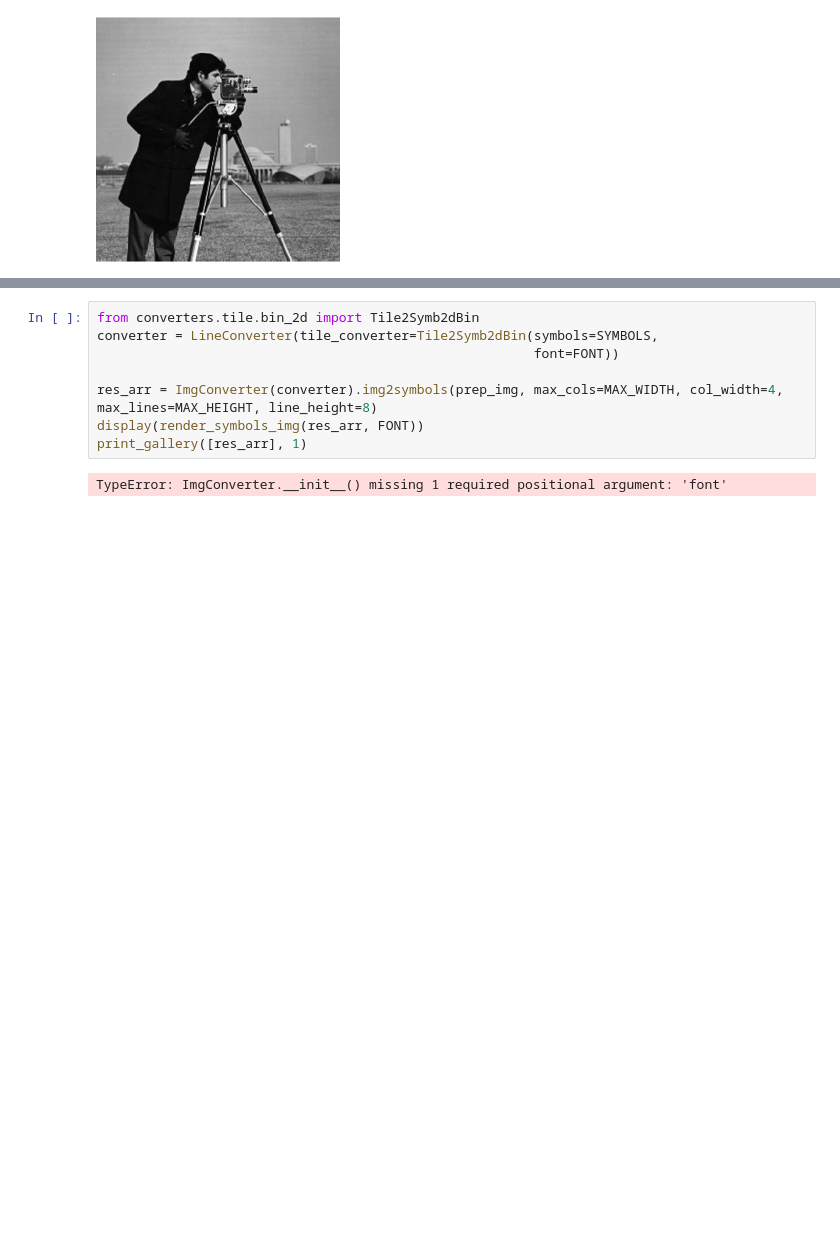
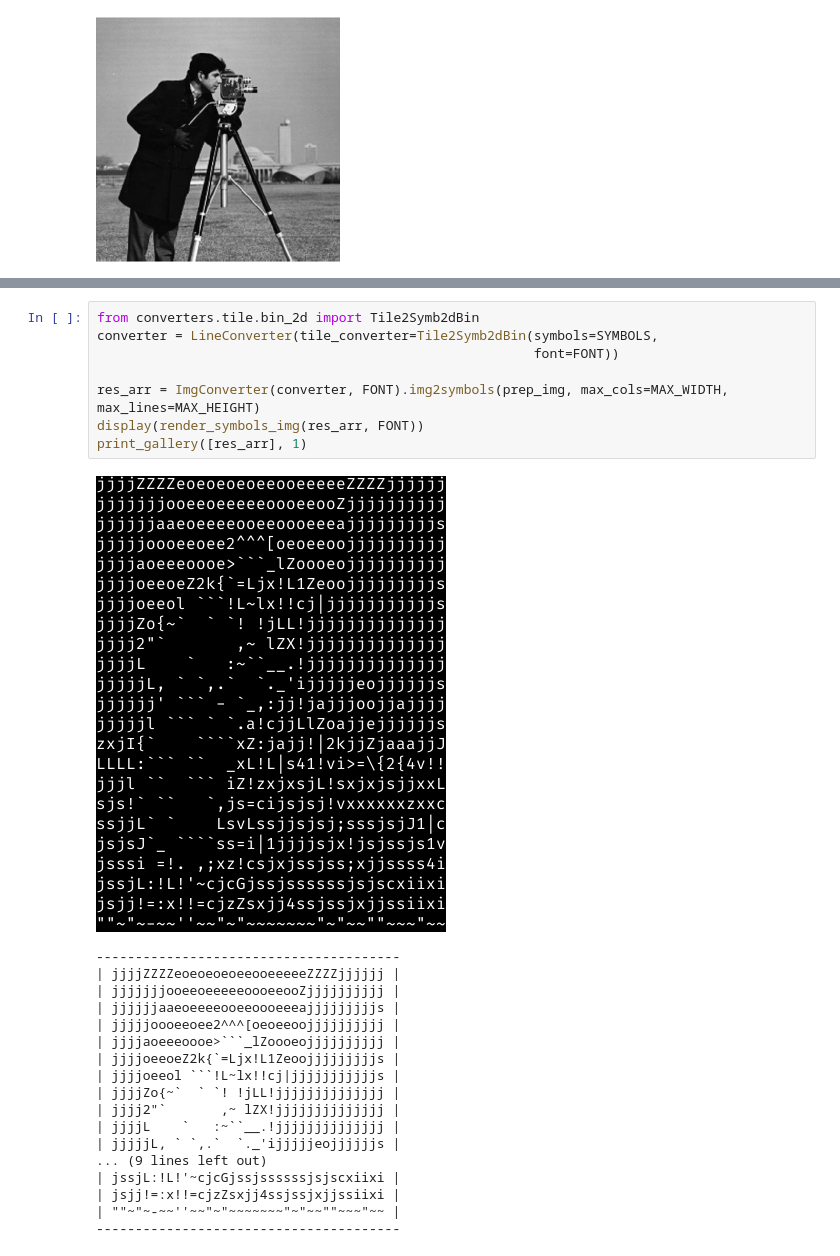
Before and after one commit to wojciechsadlik/python-char-art, a Jupyter notebook: notebooks/img2chars_playground.ipynb, the cells around one changed output, grey strips where cells are left out. Drawn from its saved outputs; the diff is of its cells as text; blank space fills up the shorter version.

````diff
--- a/notebooks/img2chars_playground.ipynb
+++ b/notebooks/img2chars_playground.ipynb
@@ -115,13 +115,30 @@ print_gallery([res_arr], 1)
 # %%
 from converters.tile.bin_2d import Tile2Symb2dBin
 converter = LineConverter(tile_converter=Tile2Symb2dBin(symbols=SYMBOLS,
                                                         font=FONT))
 
-res_arr = ImgConverter(converter).img2symbols(prep_img, max_cols=MAX_WIDTH, col_width=4, max_lines=MAX_HEIGHT, line_height=8)
+res_arr = ImgConverter(converter, FONT).img2symbols(prep_img, max_cols=MAX_WIDTH, max_lines=MAX_HEIGHT)
 display(render_symbols_img(res_arr, FONT))
 print_gallery([res_arr], 1)
 # %% [output]
+[figure, added]
-TypeError: ImgConverter.__init__() missing 1 required positional argument: 'font'
+---------------------------------------
+| jjjjZZZZeoeoeoeoeeooeeeeeZZZZjjjjjj |
+| jjjjjjjooeeoeeeeeoooeeooZjjjjjjjjjj |
+| jjjjjjaaeoeeeeooeeoooeeeajjjjjjjjjs |
+| jjjjjoooeeoee2^^^[oeoeeoojjjjjjjjjj |
+| jjjjaoeeeoooe>```_lZoooeojjjjjjjjjj |
+| jjjjoeeoeZ2k{`=Ljx!L1Zeoojjjjjjjjjs |
+| jjjjoeeol ```!L~lx!!cj|jjjjjjjjjjjs |
+| jjjjZo{~`  ` `! !jLL!jjjjjjjjjjjjjj |
+| jjjj2"`       ,~ lZX!jjjjjjjjjjjjjj |
+| jjjjL    `   :~``__.!jjjjjjjjjjjjjj |
+| jjjjjL, ` `,.`  `._'ijjjjjeojjjjjjs |
+... (9 lines left out)
+| jssjL:!L!'~cjcGjssjssssssjsjscxiixi |
+| jsjj!=:x!!=cjzZsxjj4ssjssjxjjssiixi |
+| ""~"~-~~''~~"~"~~~~~~~"~"~~""~~~"~~ |
+---------------------------------------
 # %%
 from converters.tile.nearest import Tile2SymbNearest
 converter = LineConverter(tile_converter=Tile2SymbNearest(symbols=SYMBOLS,
````
Also changed, not shown: parts of 5 cells of this notebook, 7 other files.
